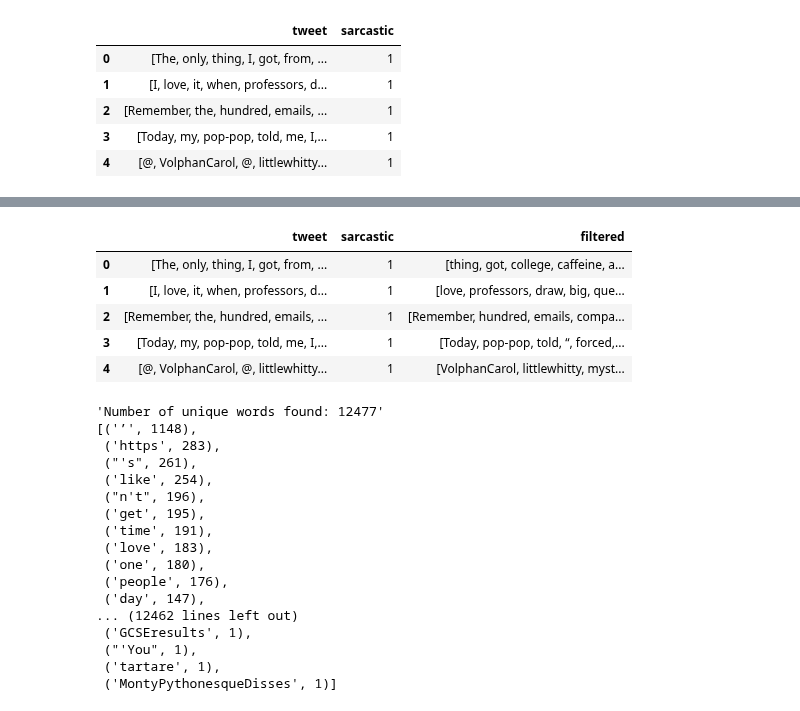
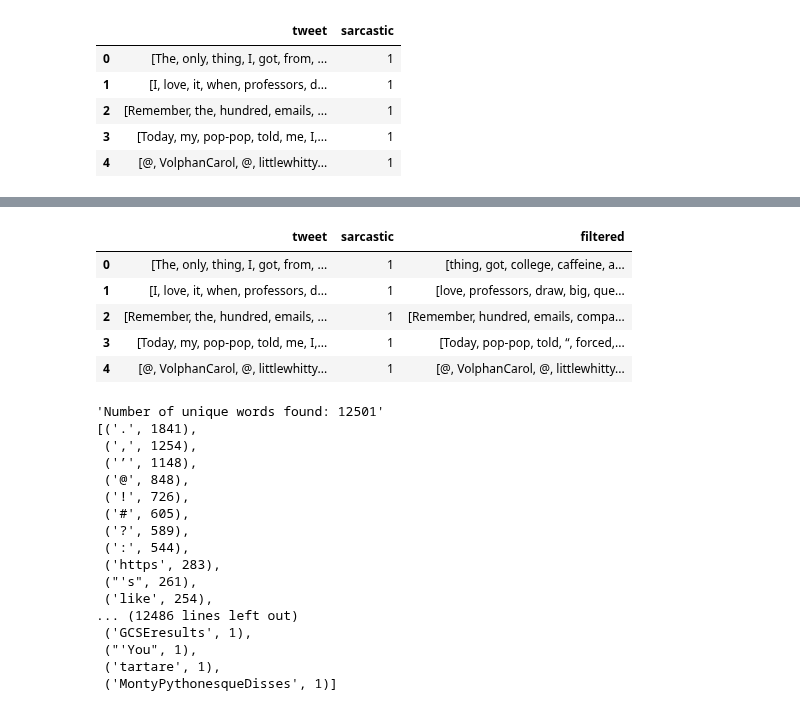
Before and after one commit to omarsrstt/nlp_project, a Jupyter notebook: src/preprocessing.ipynb, the cells around one changed output, grey strips where cells are left out. Cells and saved outputs as stored; diff of their text form; code cells hidden in the pictures.

```diff
--- a/src/preprocessing.ipynb
+++ b/src/preprocessing.ipynb
@@ -76,22 +93,22 @@ defaultdict(<class 'int'>, {<class 'str'>: 3467})
 # %%
 from nltk.corpus import stopwords
 import string
 stop_words = set(stopwords.words('english'))
 punctuation = set(string.punctuation)
 
 def stop_word_remover(sentence):
-    return [word for word in sentence if word.lower() not in stop_words and word.lower() not in punctuation]
+    return [word for word in sentence if word.lower() not in stop_words] # and word.lower() not in punctuation
 
 
 tokenized_df['filtered'] = tokenized_df['tweet'].apply(stop_word_remover)
 tokenized_df.head()
 # %% [output]
 |  | tweet | sarcastic | filtered |
 | 0 | [The, only, thing, I, got, from, ... | 1 | [thing, got, college, caffeine, a... |
 | 1 | [I, love, it, when, professors, d... | 1 | [love, professors, draw, big, que... |
 | 2 | [Remember, the, hundred, emails, ... | 1 | [Remember, hundred, emails, compa... |
 | 3 | [Today, my, pop-pop, told, me, I,... | 1 | [Today, pop-pop, told, “, forced,... |
-| 4 | [@, VolphanCarol, @, littlewhitty... | 1 | [VolphanCarol, littlewhitty, myst... |
+| 4 | [@, VolphanCarol, @, littlewhitty... | 1 | [@, VolphanCarol, @, littlewhitty... |
 # %%
 def keyword_extractor(sentences):
     keywords = defaultdict(int)
@@ -107,19 +124,19 @@ pprint(f"Number of unique words found: {len(list(keywords.keys()))}")
 ordered_keywords = sorted(keywords.items(), key=lambda x: x[1], reverse=True)
 pprint(ordered_keywords)
 # %% [output]
-'Number of unique words found: 12477'
-[('’', 1148),
+'Number of unique words found: 12501'
+[('.', 1841),
+ (',', 1254),
+ ('’', 1148),
+ ('@', 848),
+ ('!', 726),
+ ('#', 605),
+ ('?', 589),
+ (':', 544),
  ('https', 283),
  ("'s", 261),
  ('like', 254),
- ("n't", 196),
- ('get', 195),
- ('time', 191),
- ('love', 183),
- ('one', 180),
- ('people', 176),
- ('day', 147),
-... (12462 lines left out)
+... (12486 lines left out)
  ('GCSEresults', 1),
  ("'You", 1),
  ('tartare', 1),
```
Also changed, not shown: parts of 1 cell of this notebook.
